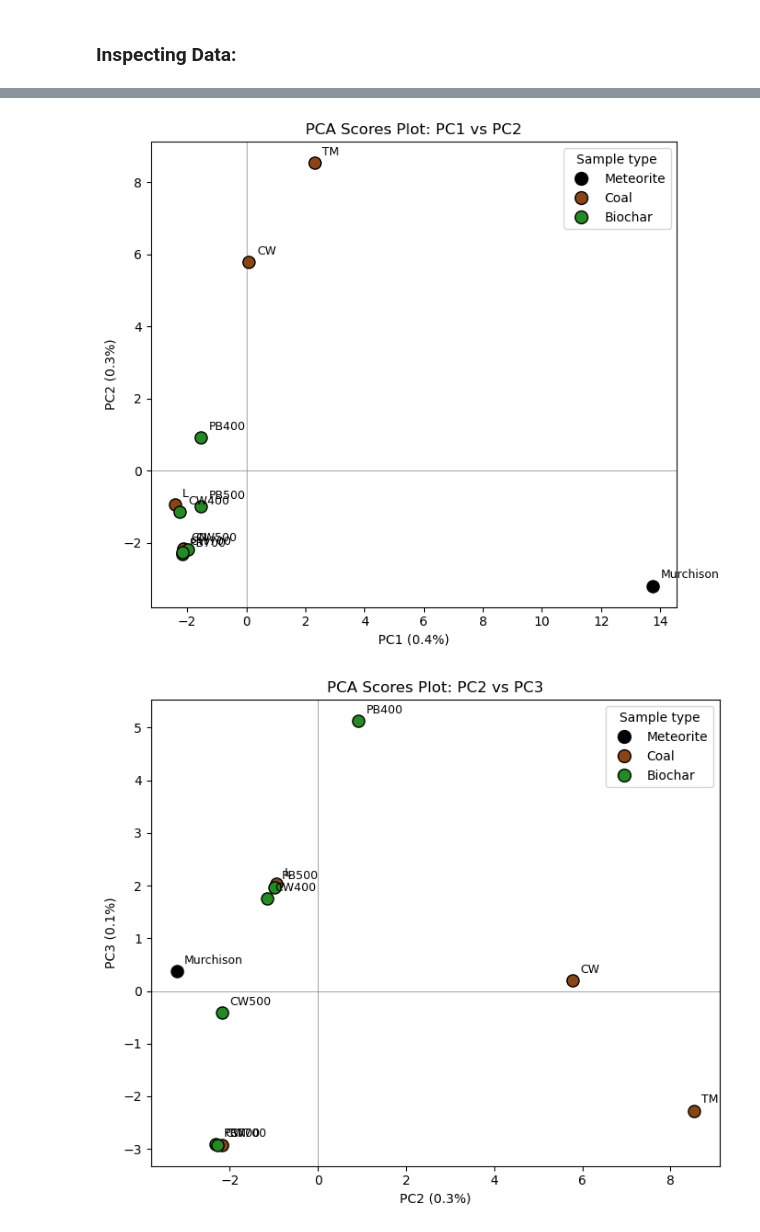
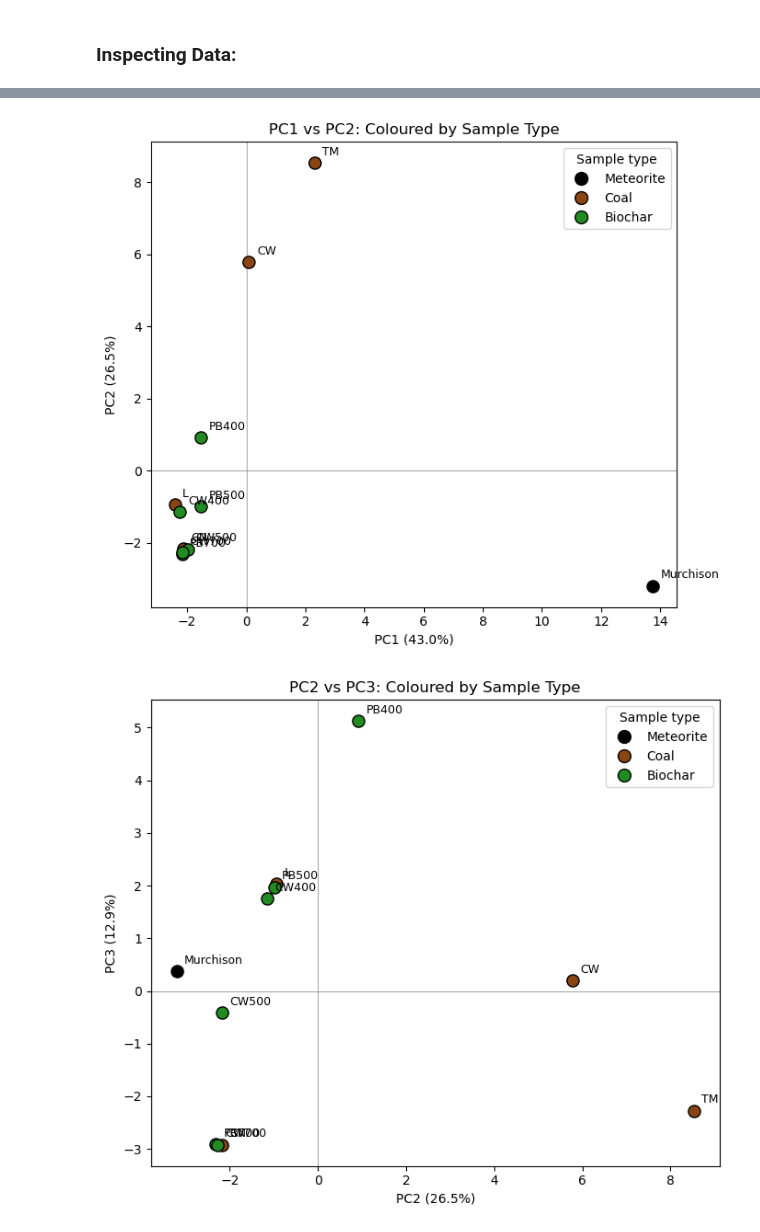
Before and after one commit to Gabriella8080/pca-pygcms, a Jupyter notebook: biochar-pca.ipynb, the cells around one changed output, grey strips where cells are left out. Cells and saved outputs as stored; diff of their text form; code cells hidden in the pictures.

```diff
--- a/biochar-pca.ipynb
+++ b/biochar-pca.ipynb
@@ -79,4 +80,6 @@ Clearly, $k=4$ is the optimal number of PC's needed to accurately reflect the da
 # %%
+# Defining sample groupings:
+
 sample_groups = {
     "Murchison": "Meteorite",
     "L": "Coal", "TM": "Coal", "CW": "Coal", "CN": "Coal",
@@ -85,6 +88,7 @@ sample_groups = {
 }
 group_colors = {"Meteorite": "black", "Coal": "saddlebrown", "Biochar": "forestgreen"}
 
+# Plotting & formatting: PC1-PC2
 fig, ax = plt.subplots(figsize=(7, 6))
 for i, name in enumerate(sample_names):
     group = sample_groups.get(name, "Other")
@@ -95,9 +99,9 @@ for i, name in enumerate(sample_names):
 
 ax.axhline(0, color="gray", lw=0.5)
 ax.axvline(0, color="gray", lw=0.5)
-ax.set_xlabel(f"PC1 ({explained_var[0]:.1f}%)")
-ax.set_ylabel(f"PC2 ({explained_var[1]:.1f}%)")
-ax.set_title("PCA Scores Plot: PC1 vs PC2")
+ax.set_xlabel(f"PC1 ({(explained_var[0]*100):.1f}%)")
+ax.set_ylabel(f"PC2 ({(explained_var[1]*100):.1f}%)")
+ax.set_title("PC1 vs PC2: Coloured by Sample Type")
 
 
 handles = [plt.Line2D([0], [0], marker="o", color="w", markerfacecolor=c,
@@ -109,77 +113,45 @@ plt.savefig(os.path.join(SAVE_DIR_PNG, "scores_plot_PC1_PC2.png"), dpi=300)
 plt.savefig(os.path.join(SAVE_DIR_TIFF, "scores_plot_PC1_PC2.tiff"), dpi=300)
 plt.show()
 
-
+# Plotting & formatting: PC2-PC3
 if cum_var[1] < 70 and len(explained_var) >= 3:
     fig, ax = plt.subplots(figsize=(7, 6))
     for i, name in enumerate(sample_names):
         group = sample_groups.get(name, "Other")
         color = group_colors.get(group, "gray")
         ax.scatter(scores[i, 1], scores[i, 2], color=color, s=90, edgecolor="k", zorder=3)
         ax.annotate(name, (scores[i, 1], scores[i, 2]), textcoords="offset points",
                     xytext=(6, 6), fontsize=9)
     ax.axhline(0, color="gray", lw=0.5)
     ax.axvline(0, color="gray", lw=0.5)
-    ax.set_xlabel(f"PC2 ({explained_var[1]:.1f}%)")
-    ax.set_ylabel(f"PC3 ({explained_var[2]:.1f}%)")
-    ax.set_title("PCA Scores Plot: PC2 vs PC3")
+    ax.set_xlabel(f"PC2 ({(explained_var[1]*100):.1f}%)")
+    ax.set_ylabel(f"PC3 ({(explained_var[2]*100):.1f}%)")
+    ax.set_title("PC2 vs PC3: Coloured by Sample Type")
     ax.legend(handles=handles, title="Sample type")
     plt.tight_layout()
     plt.savefig(os.path.join(SAVE_DIR_PNG, "scores_plot_PC2_PC3.png"), dpi=300)
     plt.savefig(os.path.join(SAVE_DIR_TIFF, "scores_plot_PC2_PC3.tiff"), dpi=300)
     plt.show()
 
+# Plotting & formatting: PC3-PC4
 if cum_var[2] < 90 and len(explained_var) >= 4:
     fig, ax = plt.subplots(figsize=(7, 6))
     for i, name in enumerate(sample_names):
         group = sample_groups.get(name, "Other")
         color = group_colors.get(group, "gray")
         ax.scatter(scores[i, 2], scores[i, 3], color=color, s=90, edgecolor="k", zorder=3)
         ax.annotate(name, (scores[i, 2], scores[i, 3]), textcoords="offset points",
                     xytext=(6, 6), fontsize=9)
     ax.axhline(0, color="gray", lw=0.5)
     ax.axvline(0, color="gray", lw=0.5)
-    ax.set_xlabel(f"PC3 ({explained_var[2]:.1f}%)")
-    ax.set_ylabel(f"PC4 ({explained_var[3]:.1f}%)")
-    ax.set_title("PCA Scores Plot: PC3 vs PC4")
-    ax.legend(handles=handles, title="Sample type")
+    ax.set_xlabel(f"PC3 ({(explained_var[2]*100):.1f}%)")
+    ax.set_ylabel(f"PC4 ({(explained_var[3]*100):.1f}%)")
+    ax.set_title("PC3 vs PC4: Coloured by Sample Type")
+    ax.legend(handles=handles, title="Sample Type")
     plt.tight_layout()
     plt.savefig(os.path.join(SAVE_DIR_PNG, "scores_plot_PC3_PC4.png"), dpi=300)
     plt.savefig(os.path.join(SAVE_DIR_TIFF, "scores_plot_PC3_PC4.tiff"), dpi=300)
     plt.show()
-
-loadings = pca.components_
-
-N_PCS_TO_PLOT = 4
-
-for pc_idx in range(N_PCS_TO_PLOT):
-    loading_series = pd.Series(loadings[pc_idx], index=molecule_names)
-    loading_series_sorted = loading_series.sort_values()
-
-    plt.figure(figsize=(8, max(6, len(molecule_names) * 0.18)))
-    colors = ["crimson" if v < 0 else "steelblue" for v in loading_series_sorted]
-    plt.barh(loading_series_sorted.index, loading_series_sorted.values, color=colors)
-    plt.axvline(0, color="black", lw=0.8)
-    plt.xlabel(f"Loading on PC{pc_idx + 1} ({explained_var[pc_idx]:.1f}% variance)")
-    plt.title(f"PC{pc_idx + 1} Loadings by Molecule Class")
-    plt.tight_layout()
-    plt.savefig(os.path.join(SAVE_DIR_PNG, f"loadings_PC{pc_idx + 1}.png"), dpi=300)
-    plt.savefig(os.path.join(SAVE_DIR_TIFF, f"loadings_PC{pc_idx + 1}.tiff"), dpi=300)
-    plt.show()
-
-
-scores_df = pd.DataFrame(scores, index=sample_names,
-                          columns=[f"PC{i+1}" for i in range(scores.shape[1])])
-scores_df.to_csv(os.path.join(SAVE_DIR_CSV, "pca_scores.csv"))
-
-loadings_df = pd.DataFrame(loadings.T, index=molecule_names,
-                            columns=[f"PC{i+1}" for i in range(loadings.shape[0])])
-loadings_df.to_csv(os.path.join(SAVE_DIR_CSV, "pca_loadings.csv"))
-
-print("\nSaved: scree_plot.png, scores_plot_PC1_PC2.png, loadings_PC1.png, loadings_PC2.png, loadings_PC3.png,")
-print("       scree_plot.tiff, scores_plot_PC1_PC2.tiff, loadings_PC1.tiff, loadings_PC2.tiff, loadings_PC3.tiff,")
-print("       pca_scores.csv, pca_loadings.csv")
-print(f"       All files saved to relevant folders in {SAVE_DIR}")
 # %% [output]
-[figure, old version]
+[figure, new version]
-[figure, old version]
+[figure, new version]
```
Also changed, not shown: parts of 8 cells of this notebook, 15 other files.
